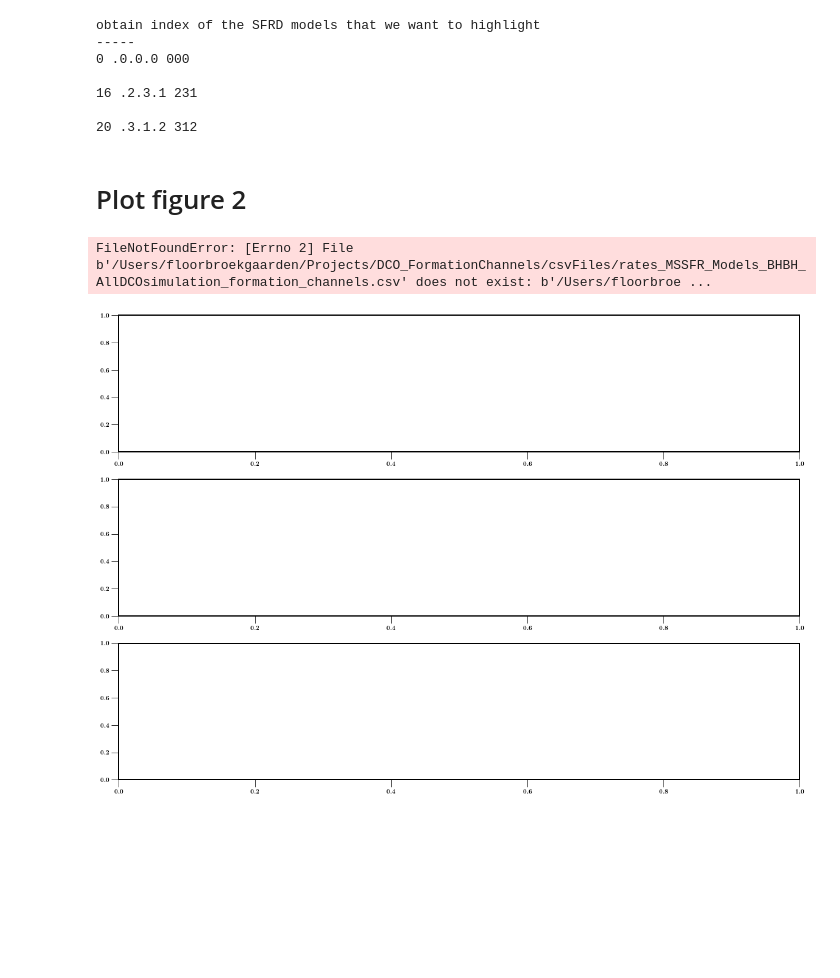
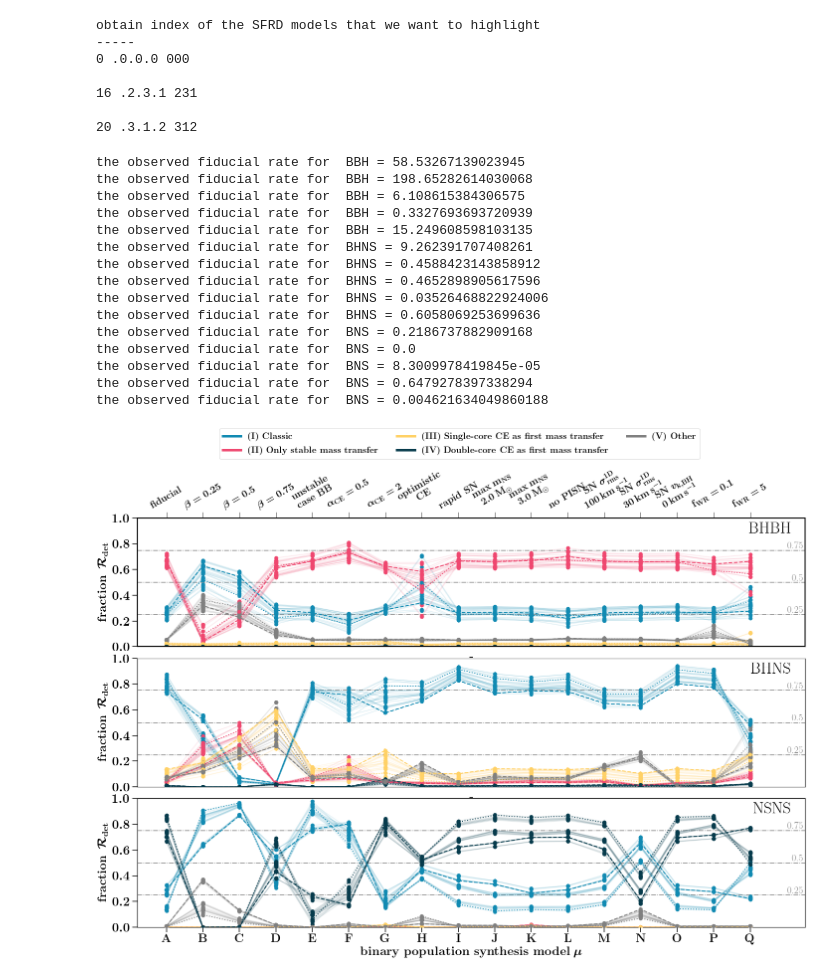
Before and after one commit to FloorBroekgaarden/DCO_FormationChannels, a Jupyter notebook: plottingCode/Fig_1/make_figure_1.ipynb, the cells around one changed output. Drawn from its saved outputs; the diff is of its cells as text; code cells hidden in the pictures; blank space fills up the shorter version.

Commit message:
update fig 1 and made alternative version with bar plots

```diff
--- a/plottingCode/Fig_1/make_figure_1.ipynb
+++ b/plottingCode/Fig_1/make_figure_1.ipynb
@@ -44,6 +44,10 @@ for ind_SFRD, SFRD in enumerate(MSSFRnameslistCSV):
     if SFRD in ['.0.0.0', '.2.3.1', '.3.1.2']:
         print(ind_SFRD, SFRD, (MSSFRnameslist[ind_SFRD]))
         print()
+
+MSSFRheaderDict =  {'000':'.0.0.0', '111':'.1.1.1', '112':'.1.1.2', '113':'.1.1.3', '121':'.1.2.1', '122':'.1.2.2', '123':'.1.2.3', '131':'.1.3.1', '132':'.1.3.2', '133':'.1.3.3', '211':'.2.1.1',\
+                    '212':'.2.1.2', '213':'.2.1.3', '221':'.2.2.1', '222':'.2.2.2', '223':'.2.2.3', '231':'.2.3.1', '232':'.2.3.2', '233':'.2.3.3', '311':'.3.1.1', '312':'.3.1.2', '313':'.3.1.3', '321':'.3.2.1', \
+                    '322':'.3.2.2', '323':'.3.2.3', '331':'.3.3.1', '332':'.3.3.2', '333':'.3.3.3'}
 # %% [output]
 obtain index of the SFRD models that we want to highlight
 -----
@@ -444,10 +233,22 @@ def plotFormationChannelRates(whichRate='intrinsic', CSVdir='name'):
-# %% [markdown]
-# Plot figure 2
 # %%
 # Floor: note 24-2-2021 these are the OLD rates !!! Replace accordingly with new data
-CSVdir = '/Users/floorbroekgaarden/Projects/DCO_FormationChannels/csvFiles'
+CSVdir = '/Users/floorbroekgaarden/Projects/GitHub/DCO_FormationChannels/dataFiles/data_Fig_1'
 ylims =[[0,1],[0,1],[0,1]]
 plotFormationChannelRates(whichRate='observed', CSVdir=CSVdir)
 # %% [output]
-FileNotFoundError: [Errno 2] File b'/Users/floorbroekgaarden/Projects/DCO_FormationChannels/csvFiles/rates_MSSFR_Models_BHBH_AllDCOsimulation_formation_channels.csv' does not exist: b'/Users/floorbroe ...
+the observed fiducial rate for  BBH = 58.53267139023945
+the observed fiducial rate for  BBH = 198.65282614030068
+the observed fiducial rate for  BBH = 6.108615384306575
+the observed fiducial rate for  BBH = 0.3327693693720939
+the observed fiducial rate for  BBH = 15.249608598103135
+the observed fiducial rate for  BHNS = 9.262391707408261
+the observed fiducial rate for  BHNS = 0.4588423143858912
+the observed fiducial rate for  BHNS = 0.4652898905617596
+the observed fiducial rate for  BHNS = 0.03526468822924006
+the observed fiducial rate for  BHNS = 0.6058069253699636
+the observed fiducial rate for  BNS = 0.2186737882909168
+the observed fiducial rate for  BNS = 0.0
+the observed fiducial rate for  BNS = 8.3009978419845e-05
+the observed fiducial rate for  BNS = 0.6479278397338294
+the observed fiducial rate for  BNS = 0.004621634049860188
-[figure, old version]
+[figure, new version]
```
Also changed, not shown: parts of 5 cells of this notebook, 8 other files.
